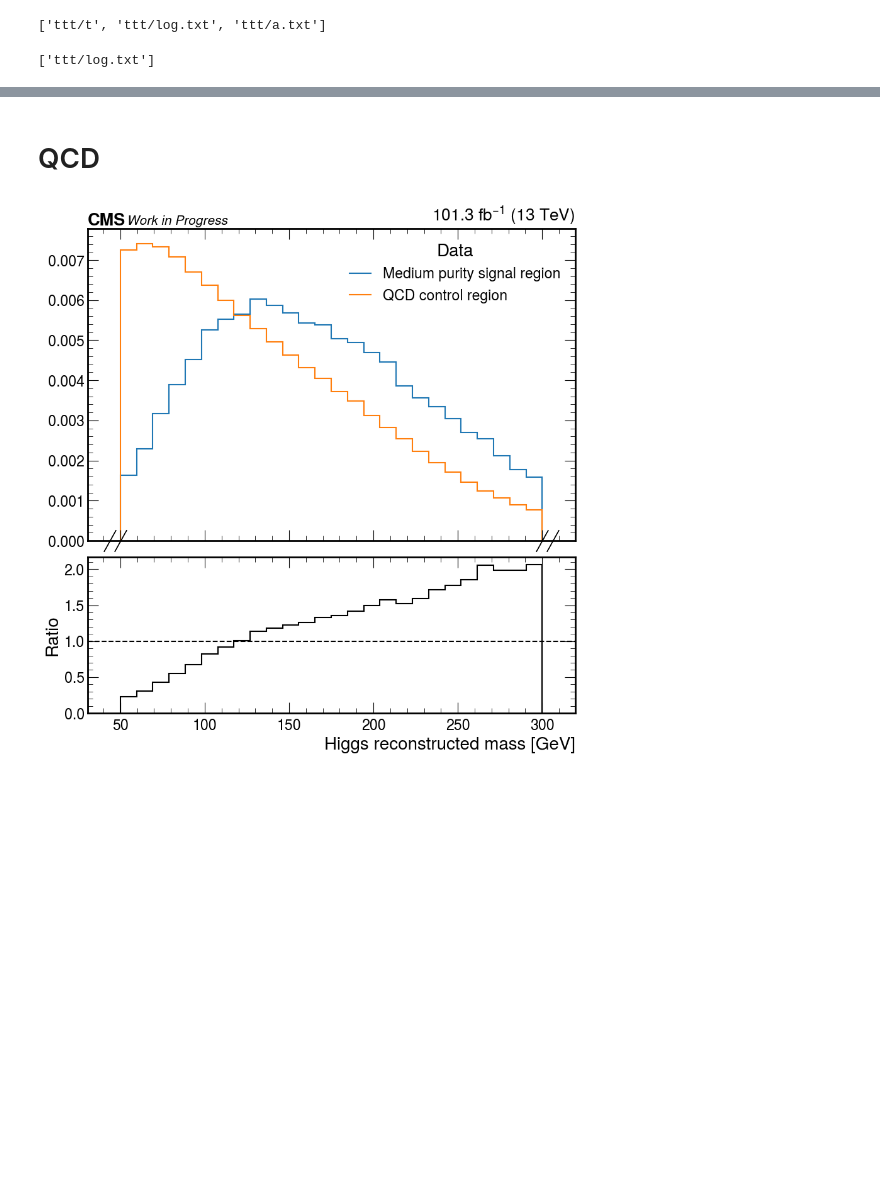
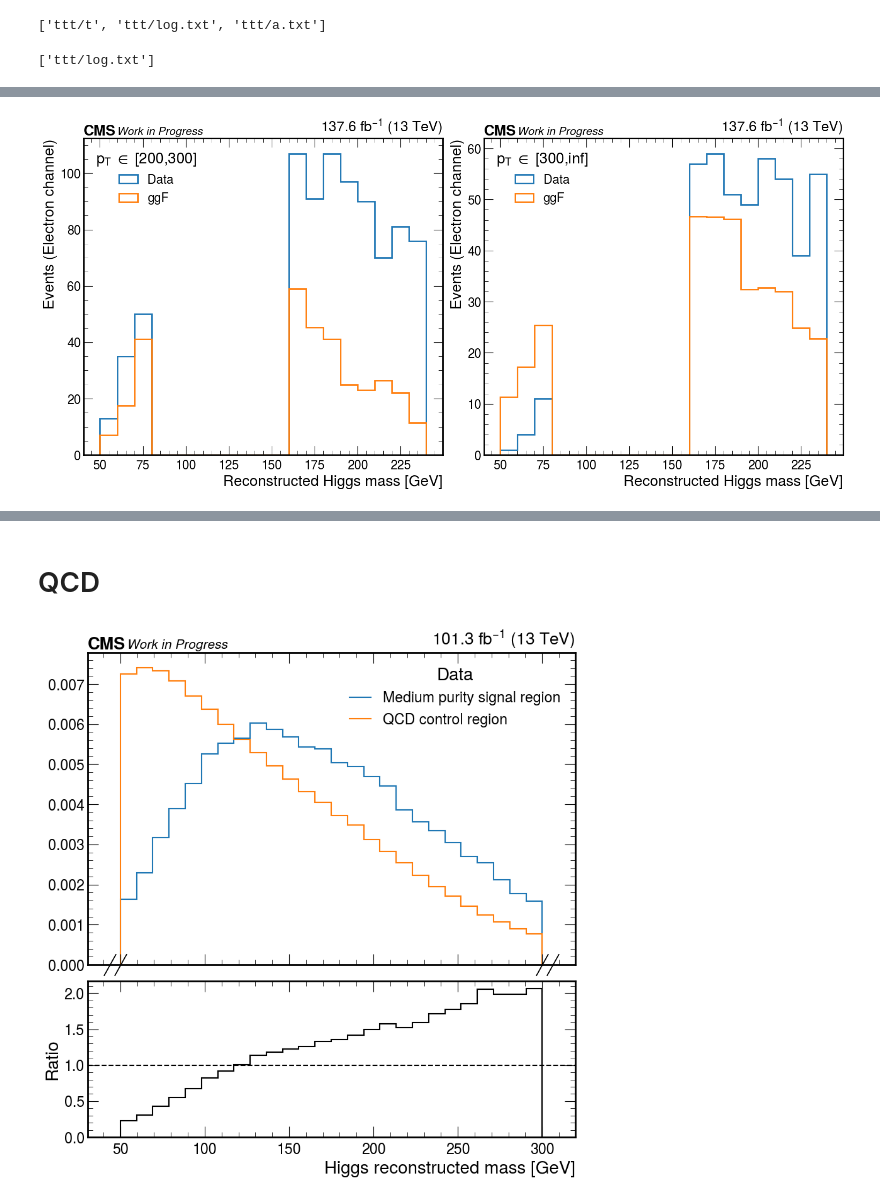
Before and after one commit to quinnanm/boostedhiggs, a Jupyter notebook: binder/hists_plots.ipynb, the cells around one changed output, grey strips where cells are left out. Saved outputs shown, nothing was run; the diff lists cells and outputs as text; code cells hidden in the pictures; blank space fills up the shorter version.

```diff
--- a/binder/hists_plots.ipynb
+++ b/binder/hists_plots.ipynb
@@ -1183,0 +1217,6 @@ for f in filelist:
+# %%
+# get lumi
+with open("../fileset/luminosity.json") as f:
+    luminosity = json.load(f)
+
+luminosity
@@ -1183,0 +1366,92 @@ for f in filelist:
+# %%
+plt.rcParams.update({"font.size": 20})
+nice_ch = {
+    "ele": "Electron",
+    "mu": "Muon",
+}
+
+# tagger = "fj_ParT_score"
+tagger = "fj_ParT_score_finetuned"
+
+region_sel = {
+    "High purity signal region": f"({tagger}>0.97)",
+#     "Medium purity signal region": f"({tagger}<0.97) & ({tagger}>0.85)",
+#     "Low purity signal region": f"({tagger}<0.85) & ({tagger}>0.20)",
+
+#     "WJets control region": f"({tagger}<0.85) & ({tagger}>0.20) & (n_bjets_L==0)",
+#     "Top control region": f"({tagger}<0.30) & (n_bjets_T>0)",
+#     "QCD control region": f"({tagger}<0.20) & (n_bjets_T==0)",
+}
+
+
+ptbins = [
+    (200,300),
+    (300,2000),
+]
+blind = True
+blind_region = (80, 160)
+
+ch = "ele"
+years = ["2018", "2017", "2016APV", "2016"]
+
+fig, axs = plt.subplots(1, 2, figsize=(15,7), constrained_layout=True)
+
+for i, ptbin in enumerate(ptbins):
+    xs, ws = {}, {}
+    for sample in ["Data", "ggF"]:
+        xs[sample], ws[sample] = [], []
+        for year in years:
+            for region, sel in region_sel.items():
+                if "QCD" in region:
+                    df = events_dict["qcd_region"][year][ch][sample]
+                else:
+                    df = events_dict["signal_region"][year][ch][sample]
+                df = df.query(sel)
+
+            df = df[(df["fj_pt"]>ptbin[0]) & (df["fj_pt"]<ptbin[1])]
+
+            x = df["rec_higgs_m"]
+            if blind:
+                x[(x>blind_region[0]) & (x<blind_region[1])] = 0   # blinding
+
+            if sample == "Data":
+                w = np.ones_like(df["fj_pt"])
+            else:
+                w = df[f"weight_{ch}"]
+
+            xs[sample] += x.tolist()
+            ws[sample] += w.tolist()
+
+        bins = 20
+        axs[i].hist(
+            xs[sample],
+            weights=ws[sample],
+            bins=np.linspace(50,240,bins),
+            histtype="step",
+            linewidth=2,
+            label=sample
+        )
+
+lum = 0
+for year in years:
+    lum += luminosity[ch][year] / 1000.0
+
+for i, ax in enumerate(axs):
+    lab = list([str(ptbin_) for ptbin_ in ptbins[i]])
+    for i, v in enumerate(lab):
+        if v=="2000":
+            lab[i] = "inf"
+    ax.legend(title=rf"$p_T$ $\in$ [{','.join(lab)}]")
+
+    ax.set_ylabel(f"Events ({nice_ch[ch]} channel)")
+    ax.set_xlabel(f"Reconstructed Higgs mass [GeV]")
+    ax.set_ylim(0)
+
+    if i==0:
+        ax.set_ylim(0, 119)
+#         ax.set_yticks([5,10,15,20, 25])
+
+    hep.cms.lumitext("%.1f " % lum + r"fb$^{-1}$ (13 TeV)", ax=ax, fontsize=20)
+    hep.cms.text("Work in Progress", ax=ax, fontsize=15)
+plt.savefig(f"/Users/fmokhtar/Desktop/farakikopku2/Data_ggF_{ch}_option2.pdf")
+# %% [output]
@@ -1183,0 +1468 @@ for f in filelist:
+[figure, added]
```
Also changed, not shown: parts of 29 cells of this notebook, 34 other files.
